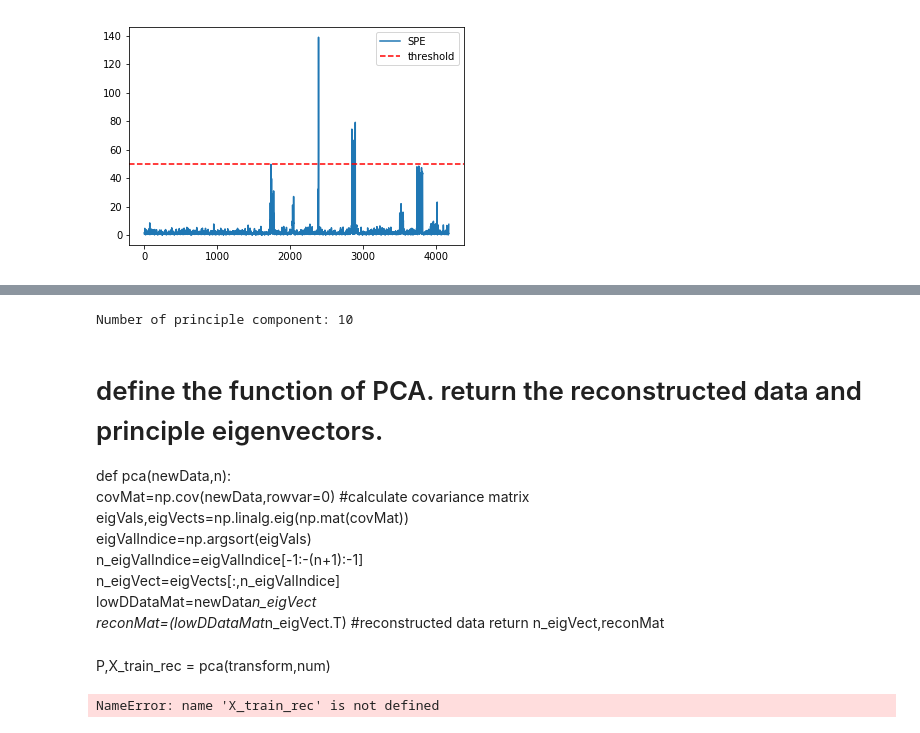
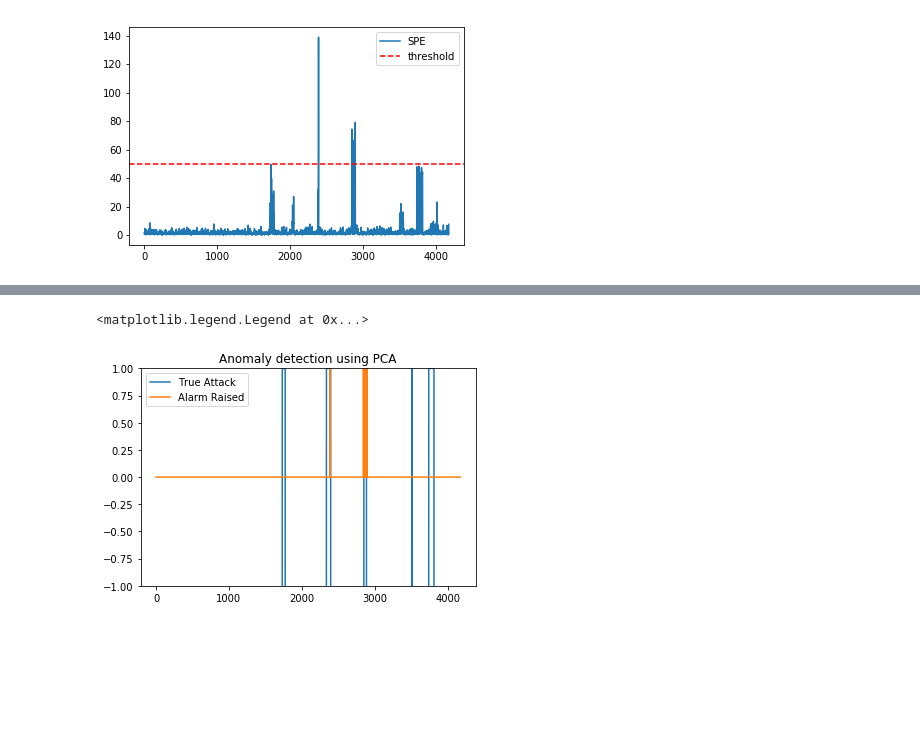
Before and after one commit to enreina/cs4035-lab, a Jupyter notebook: lab2/PCA_task.ipynb, the cells around one changed output, grey strips where cells are left out. Cells and saved outputs as stored; diff of their text form; code cells hidden in the pictures; blank space fills up the shorter version.

```diff
--- a/lab2/PCA_task.ipynb
+++ b/lab2/PCA_task.ipynb
@@ -395,7 +370,3 @@ plt.legend()
 plt.show()
 # %% [output]
 [figure]
-# %%
-threshold = 48
-anomalies = [1 if x > threshold else 0 for x in spe]
-pd.Series(anomalies).value_counts()
@@ -449,34 +373,13 @@ def percentage2n(eigVals,percentage):
-# %%
-# find the number of eigenvalue
-covMat=np.cov(transform,rowvar=0)
-eigVals,eigVects=np.linalg.eig(np.mat(covMat))
-num,sortArray = percentage2n(eigVals,0.99)
-print ('Number of principle component:',num )   # 6 principle component
-#print 'array of eigenvalue:',sortArray        # variance
-# %% [output]
-Number of principle component: 10
-# %% [markdown]
-# define the function of PCA. return the reconstructed data and principle eigenvectors.
-def pca(newData,n):
-    covMat=np.cov(newData,rowvar=0)    #calculate covariance matrix
-    eigVals,eigVects=np.linalg.eig(np.mat(covMat))
-    eigValIndice=np.argsort(eigVals)
-    n_eigValIndice=eigValIndice[-1:-(n+1):-1]
-    n_eigVect=eigVects[:,n_eigValIndice]
-    lowDDataMat=newData*n_eigVect
-    reconMat=(lowDDataMat*n_eigVect.T)  #reconstructed data
-    return n_eigVect,reconMat
-# %% [markdown]
-P,X_train_rec = pca(transform,num)
-# %%
-#Compute and plot the residual
-import matplotlib.pyplot as plt
-residual_pca1 = transform - X_train_rec
-residual_pca2 = np.square(residual_pca1)
-residual_pca = residual_pca2.sum(axis=1)
-
-figure, ax = plt.subplots(figsize=[25,15])
-plt.figure(figsize=[25,10])
-ax.plot(residual_pca)
-# %% [output]
-NameError: name 'X_train_rec' is not defined
+# %%
+anomalies = pd.Series(anomalies)
+true_attacks = pd.read_csv("dataset/BATADAL_dataset04.csv")[' ATT_FLAG']
+
+axes = plt.gca()
+axes.set_ylim([-1,1])
+plt.plot(true_attacks, label="True Attack")
+anomalies.plot(label="Alarm Raised")
+plt.title("Anomaly detection using PCA")
+plt.legend()
+# %% [output]
+<matplotlib.legend.Legend at 0x...>
+[figure, added]
```
Also changed, not shown: parts of 18 cells of this notebook.
